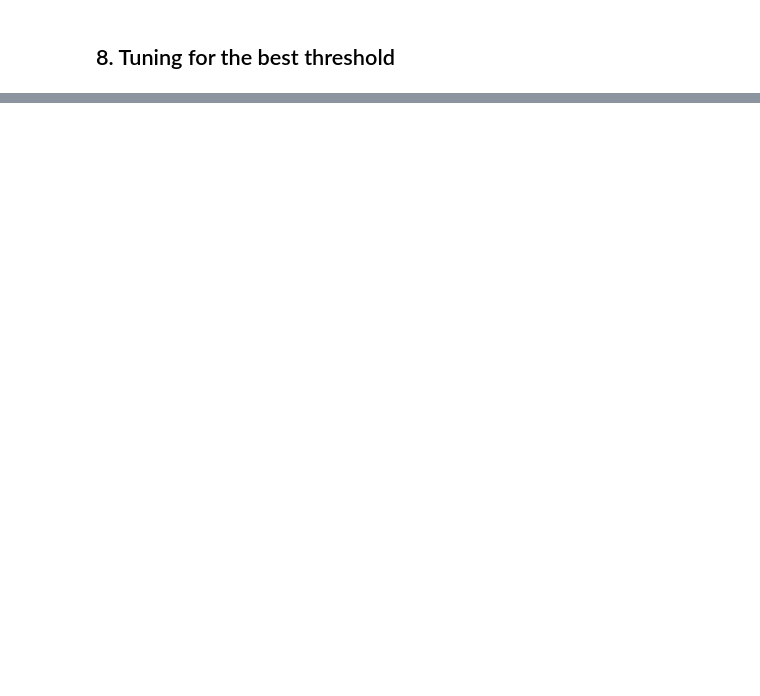
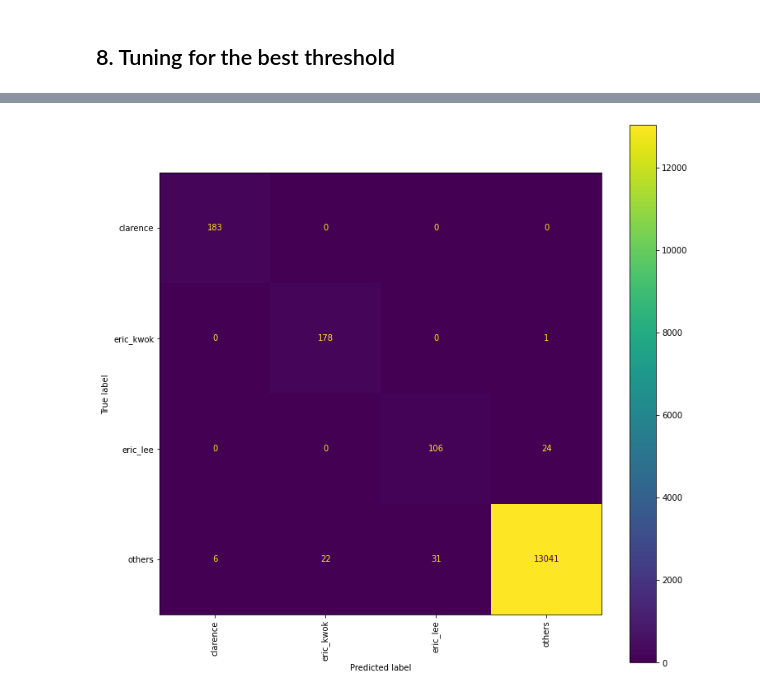
Before and after one commit to eric-kwok-nt/facial_recognition, a Jupyter notebook: notebooks/face_classification.ipynb, the cells around one changed output, grey strips where cells are left out. Cells and saved outputs as stored; diff of their text form; code cells hidden in the pictures; blank space fills up the shorter version.

```diff
--- a/notebooks/face_classification.ipynb
+++ b/notebooks/face_classification.ipynb
@@ -318,0 +313,7 @@ To: /home/eric/work/mini-project/PeekingDuckling/data/embedding_2.pickle
+# %%
+CE = Create_Embeddings()
+CE.load_images_paths('../data/raw/output/test')
+# %%
+embedding_dict = CE.build_embedding_db(model)
+# %%
+y_pred, prob = knn.predict(embedding_dict['embedding'], threshold=0.3422110552763819)
@@ -318,0 +338,12 @@ To: /home/eric/work/mini-project/PeekingDuckling/data/embedding_2.pickle
+# %%
+labels = np.append(knn.knn.classes_, 'others')
+cm = confusion_matrix(y_true, y_pred)
+
+fig = plt.figure(figsize=(12,12))
+ax = fig.add_subplot(111)
+disp = ConfusionMatrixDisplay(confusion_matrix=cm, display_labels=labels)
+disp.plot(ax=ax)
+plt.xticks(rotation=90)
+plt.show()
+# %% [output]
+[figure, added]
```
Also changed, not shown: parts of 19 cells of this notebook, 4 other files.
